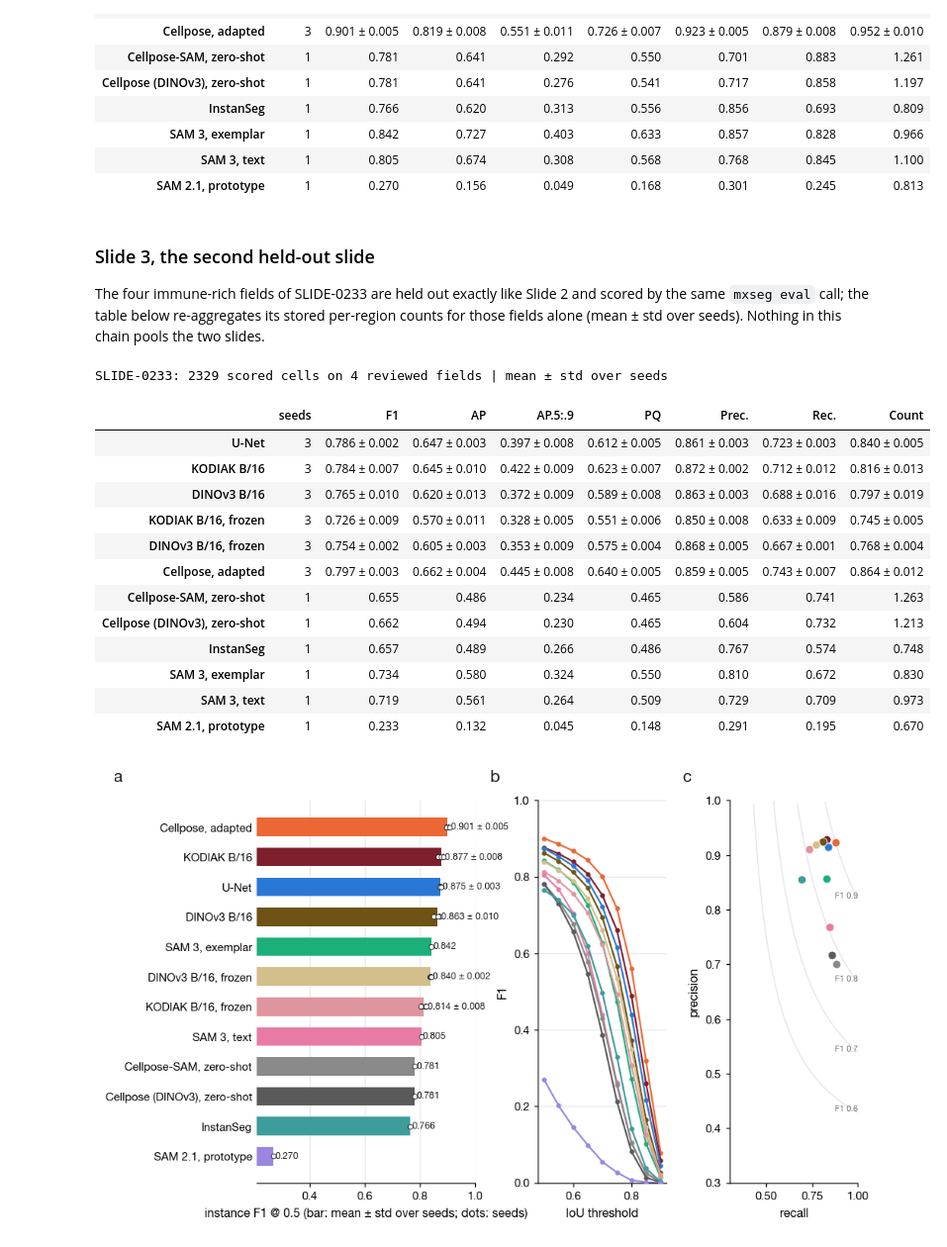
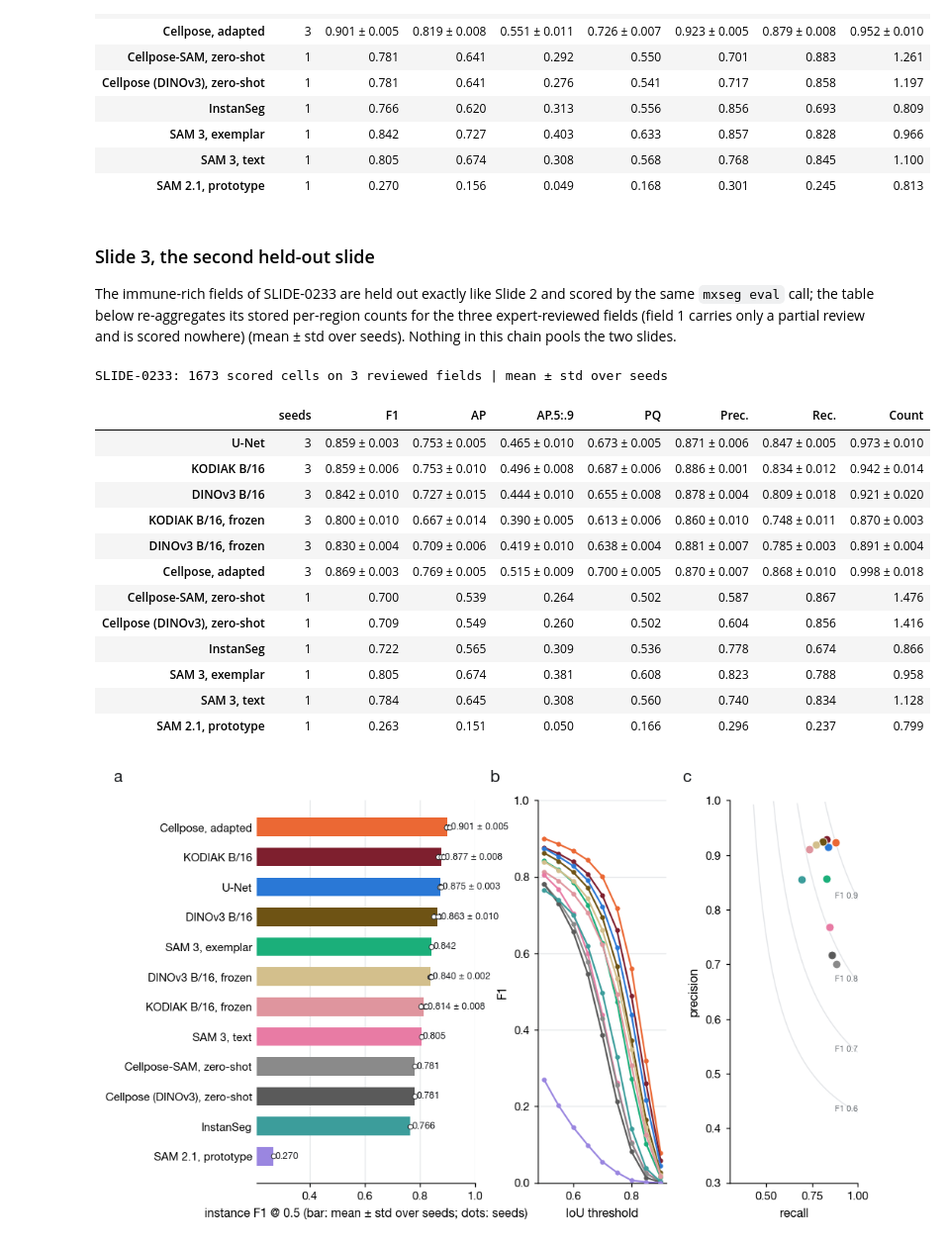
Before and after one commit to marjanstoimchev/beyond-segmentation-accuracy, a Jupyter notebook: notebooks/02_segmentation_benchmark.ipynb, the cells around one changed output. Shown at 99% size. Saved outputs shown, nothing was run; the diff lists cells and outputs as text; code cells hidden in the pictures.

```diff
--- a/notebooks/02_segmentation_benchmark.ipynb
+++ b/notebooks/02_segmentation_benchmark.ipynb
@@ -194,46 +194,48 @@ display(table)
 # %% [markdown]
 ### Slide 3, the second held-out slide
 
-The four immune-rich fields of SLIDE-0233 are held out exactly like Slide 2 and scored by the same `mxseg eval` call; the table below re-aggregates its stored per-region counts for those fields alone (mean ± std over seeds). Nothing in this chain pools the two slides.
+The immune-rich fields of SLIDE-0233 are held out exactly like Slide 2 and scored by the same `mxseg eval` call; the table below re-aggregates its stored per-region counts for the three expert-reviewed fields (field 1 carries only a partial review and is scored nowhere) (mean ± std over seeds). Nothing in this chain pools the two slides.
 # %%
-# Slide 3 (SLIDE-0233): from the per-region tables mxseg eval stored for every run, restricted to that slide's fields
+# Slide 3 (SLIDE-0233): from the per-region tables mxseg eval stored for every run, restricted to that slide's REVIEWED fields.
+# Field 1 carries only a partial review (417 of 837 nuclei) and the paper counts it as unreviewed (Table 1), so it is scored nowhere.
+UNREVIEWED = {"SLIDE-0233_R01"}
 RESULTS = REPO / "results" / "region" / "test"
 for other in OTHER_TEST:
     rows3 = []
     for m in METHODS:
         for run in RUNS[m]:
             f = RESULTS / run / "per_region.csv"
             if not f.is_file():
                 continue
-            pr = pd.read_csv(f); pr = pr[pr.key.str.startswith(other + "_")]
+            pr = pd.read_csv(f); pr = pr[pr.key.str.startswith(other + "_") & ~pr.key.isin(UNREVIEWED)]
             if len(pr):
                 a = aggregate(pr.to_dict("records")); rows3.append({"method": m, "run": run, "n_regions": len(pr), **{k: a[k] for k in KEYS}, "n_gt": a["n_gt"]})
     if not rows3:
         print(f"{other}: no stored per-region results"); continue
     b3 = pd.DataFrame(rows3); num3 = [c for c in b3.columns if c not in ("method", "run")]
     b3m = b3.groupby("method", sort=False)[num3].mean().reindex([m for m in METHODS if m in set(b3.method)])
     b3s = b3.groupby("method", sort=False)[num3].std(ddof=0).reindex(b3m.index); b3m["seeds"] = b3.groupby("method").run.count().reindex(b3m.index)
     b3m.to_csv(ANALYSIS / f"benchmark_region_{other}.csv"); b3s.add_suffix("_sd").to_csv(ANALYSIS / f"benchmark_region_{other}_sd.csv")
     t3 = pd.DataFrame({k: [f"{b3m.loc[m, k]:.3f} ± {b3s.loc[m, k]:.3f}" if b3m.loc[m, "seeds"] > 1 else f"{b3m.loc[m, k]:.3f}" for m in b3m.index] for k in KEYS},
                       index=[LABEL[m] for m in b3m.index])
     t3.columns = ["F1", "AP", "AP.5:.9", "PQ", "Prec.", "Rec.", "Count"]; t3.insert(0, "seeds", b3m.seeds.values)
     print(f"{other}: {int(b3m.n_gt.iloc[0])} scored cells on {int(b3m.n_regions.iloc[0])} reviewed fields | mean ± std over seeds")
     display(t3)
 # %% [output]
-SLIDE-0233: 2329 scored cells on 4 reviewed fields | mean ± std over seeds
+SLIDE-0233: 1673 scored cells on 3 reviewed fields | mean ± std over seeds
 |  | seeds | F1 | AP | AP.5:.9 | PQ | Prec. | Rec. | Count |
-| U-Net | 3 | 0.786 ± 0.002 | 0.647 ± 0.003 | 0.397 ± 0.008 | 0.612 ± 0.005 | 0.861 ± 0.003 | 0.723 ± 0.003 | 0.840 ± 0.005 |
-| KODIAK B/16 | 3 | 0.784 ± 0.007 | 0.645 ± 0.010 | 0.422 ± 0.009 | 0.623 ± 0.007 | 0.872 ± 0.002 | 0.712 ± 0.012 | 0.816 ± 0.013 |
-| DINOv3 B/16 | 3 | 0.765 ± 0.010 | 0.620 ± 0.013 | 0.372 ± 0.009 | 0.589 ± 0.008 | 0.863 ± 0.003 | 0.688 ± 0.016 | 0.797 ± 0.019 |
-| KODIAK B/16, frozen | 3 | 0.726 ± 0.009 | 0.570 ± 0.011 | 0.328 ± 0.005 | 0.551 ± 0.006 | 0.850 ± 0.008 | 0.633 ± 0.009 | 0.745 ± 0.005 |
-| DINOv3 B/16, frozen | 3 | 0.754 ± 0.002 | 0.605 ± 0.003 | 0.353 ± 0.009 | 0.575 ± 0.004 | 0.868 ± 0.005 | 0.667 ± 0.001 | 0.768 ± 0.004 |
-| Cellpose, adapted | 3 | 0.797 ± 0.003 | 0.662 ± 0.004 | 0.445 ± 0.008 | 0.640 ± 0.005 | 0.859 ± 0.005 | 0.743 ± 0.007 | 0.864 ± 0.012 |
-| Cellpose-SAM, zero-shot | 1 | 0.655 | 0.486 | 0.234 | 0.465 | 0.586 | 0.741 | 1.263 |
-| Cellpose (DINOv3), zero-shot | 1 | 0.662 | 0.494 | 0.230 | 0.465 | 0.604 | 0.732 | 1.213 |
-| InstanSeg | 1 | 0.657 | 0.489 | 0.266 | 0.486 | 0.767 | 0.574 | 0.748 |
-| SAM 3, exemplar | 1 | 0.734 | 0.580 | 0.324 | 0.550 | 0.810 | 0.672 | 0.830 |
-| SAM 3, text | 1 | 0.719 | 0.561 | 0.264 | 0.509 | 0.729 | 0.709 | 0.973 |
-| SAM 2.1, prototype | 1 | 0.233 | 0.132 | 0.045 | 0.148 | 0.291 | 0.195 | 0.670 |
+| U-Net | 3 | 0.859 ± 0.003 | 0.753 ± 0.005 | 0.465 ± 0.010 | 0.673 ± 0.005 | 0.871 ± 0.006 | 0.847 ± 0.005 | 0.973 ± 0.010 |
+| KODIAK B/16 | 3 | 0.859 ± 0.006 | 0.753 ± 0.010 | 0.496 ± 0.008 | 0.687 ± 0.006 | 0.886 ± 0.001 | 0.834 ± 0.012 | 0.942 ± 0.014 |
+| DINOv3 B/16 | 3 | 0.842 ± 0.010 | 0.727 ± 0.015 | 0.444 ± 0.010 | 0.655 ± 0.008 | 0.878 ± 0.004 | 0.809 ± 0.018 | 0.921 ± 0.020 |
+| KODIAK B/16, frozen | 3 | 0.800 ± 0.010 | 0.667 ± 0.014 | 0.390 ± 0.005 | 0.613 ± 0.006 | 0.860 ± 0.010 | 0.748 ± 0.011 | 0.870 ± 0.003 |
+| DINOv3 B/16, frozen | 3 | 0.830 ± 0.004 | 0.709 ± 0.006 | 0.419 ± 0.010 | 0.638 ± 0.004 | 0.881 ± 0.007 | 0.785 ± 0.003 | 0.891 ± 0.004 |
+| Cellpose, adapted | 3 | 0.869 ± 0.003 | 0.769 ± 0.005 | 0.515 ± 0.009 | 0.700 ± 0.005 | 0.870 ± 0.007 | 0.868 ± 0.010 | 0.998 ± 0.018 |
+| Cellpose-SAM, zero-shot | 1 | 0.700 | 0.539 | 0.264 | 0.502 | 0.587 | 0.867 | 1.476 |
+| Cellpose (DINOv3), zero-shot | 1 | 0.709 | 0.549 | 0.260 | 0.502 | 0.604 | 0.856 | 1.416 |
+| InstanSeg | 1 | 0.722 | 0.565 | 0.309 | 0.536 | 0.778 | 0.674 | 0.866 |
+| SAM 3, exemplar | 1 | 0.805 | 0.674 | 0.381 | 0.608 | 0.823 | 0.788 | 0.958 |
+| SAM 3, text | 1 | 0.784 | 0.645 | 0.308 | 0.560 | 0.740 | 0.834 | 1.128 |
+| SAM 2.1, prototype | 1 | 0.263 | 0.151 | 0.050 | 0.166 | 0.296 | 0.237 | 0.799 |
 # %%
 order = list(bench.sort_values("f1@0.5", ascending=False).index)
 y = np.arange(len(order))[::-1]
```
Also changed, not shown: 7 other files.
